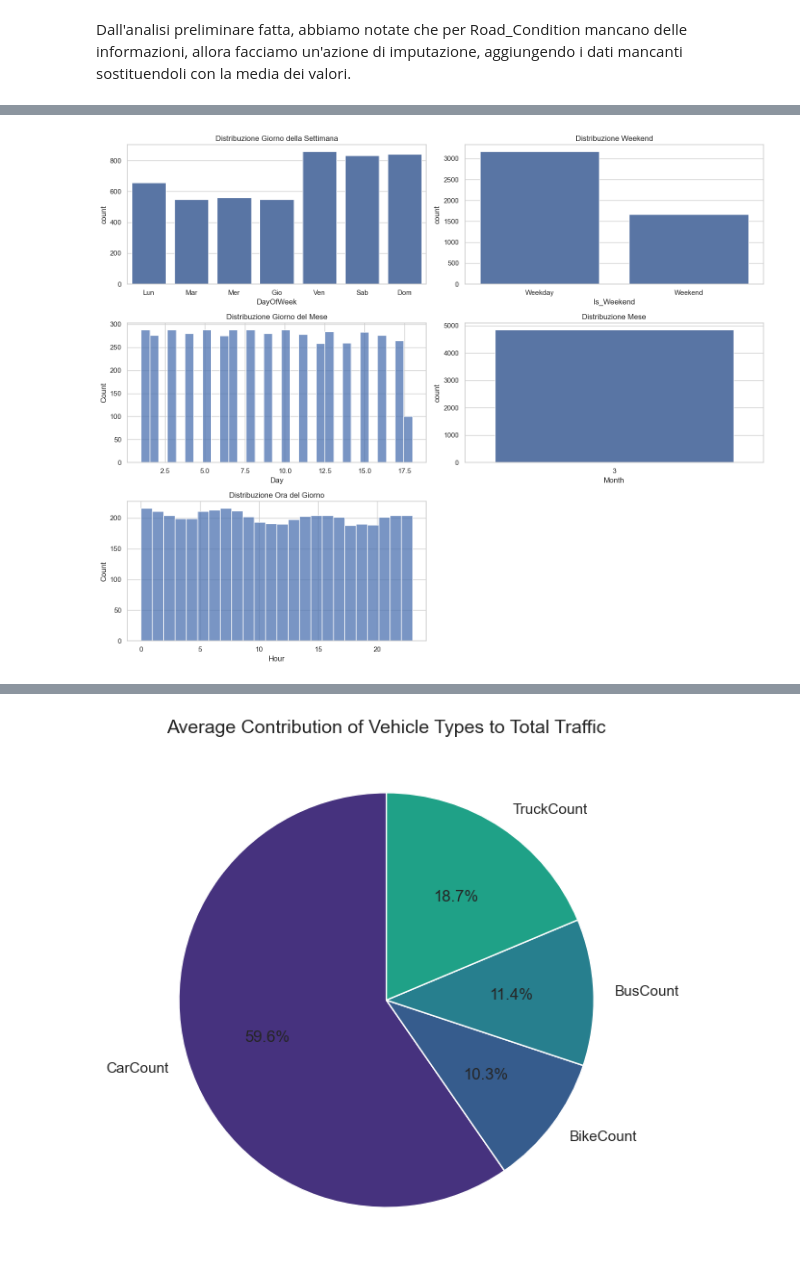
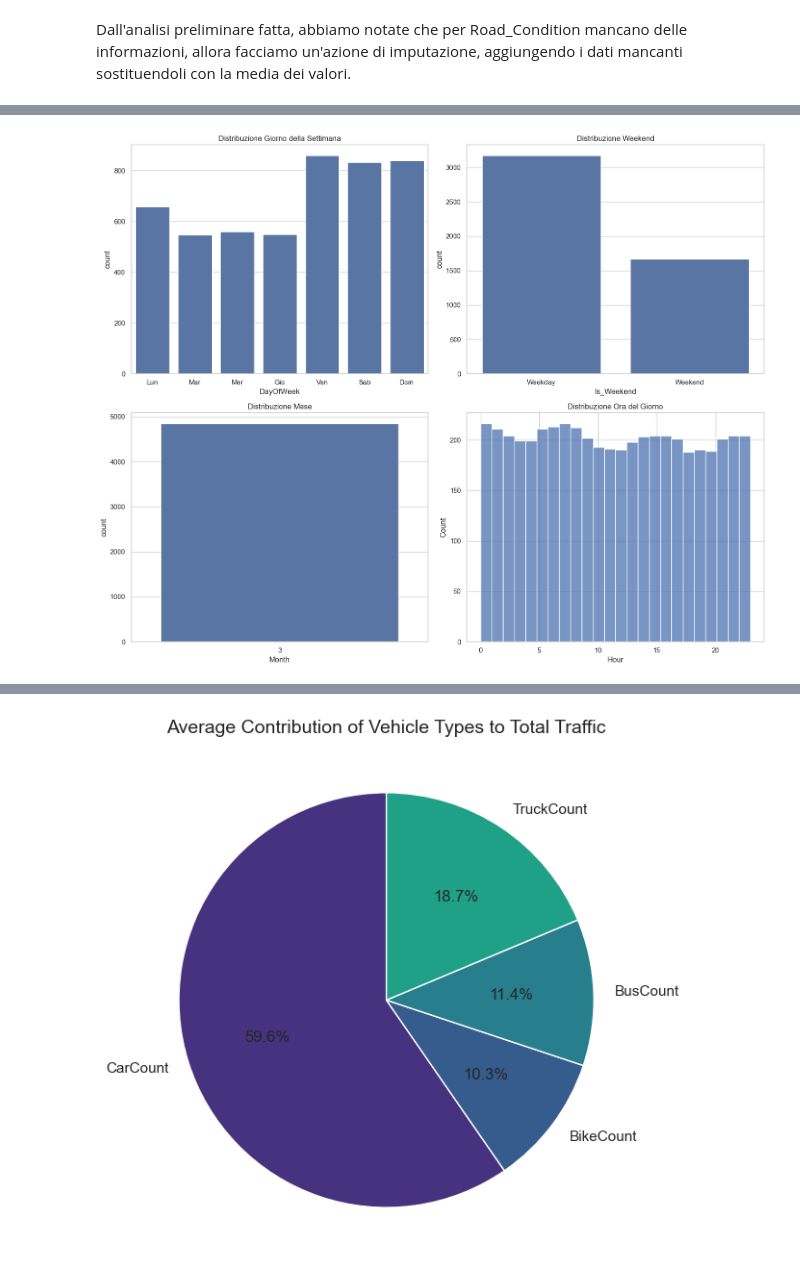
Before and after one commit to minicla03/SmartMobilityAnalysis, a Jupyter notebook: SmartMobilityDAA2.ipynb, the cells around one changed output, grey strips where cells are left out. Drawn from its saved outputs; the diff is of its cells as text; code cells hidden in the pictures.

```diff
--- a/SmartMobilityDAA2.ipynb
+++ b/SmartMobilityDAA2.ipynb
@@ -130,8 +129,8 @@ plt.show()
 [figure]
 # %%
 # Rimozione outlier per CarCount, BikeCount, TruckCount usando l'IQR
-def remove_outliers_iqr(df, columns):
-    df_clean = df.copy()
+def remove_outliers_iqr(dataset, columns):
+    df_clean = dataset.copy()
     for col in columns:
         Q1 = df_clean[col].quantile(0.25)
         Q3 = df_clean[col].quantile(0.75)
@@ -144,6 +143,7 @@ def remove_outliers_iqr(df, columns):
 
 dataset = remove_outliers_iqr(dataset, ['CarCount', 'BikeCount', 'TruckCount', 'BusCount'])
 dataset.head()
+
 # Verifica della presenza di outlier dopo la rimozione
 plt.figure(figsize=(12, 8))
 sns.boxplot(data=dataset, orient="h")
@@ -292,3 +273,10 @@ dataset.head()
+# %%
+import numpy as np
+dataset['sin_hour'] = np.sin(2 * np.pi * dataset['Hour'] / 24)
+dataset['cos_hour'] = np.cos(2 * np.pi * dataset['Hour'] / 24)
+
+dataset['sin_dayofweek'] = np.sin(2 * np.pi * dataset['DayOfWeek'] / 7)
+dataset['cos_dayofweek'] = np.cos(2 * np.pi * dataset['DayOfWeek'] / 7)
 # %% [markdown]
 ### Label encoding
 Per poter calcolare la matrice di correlazione trasformiamo le variabili categoriche in numeriche
@@ -306,7 +294,7 @@ traffic_condition_mapping = {'normal': 0, 'low': 1, 'heavy': 2, 'high': 3}
 dataset['Traffic Situation'] = dataset['Traffic Situation'].map(traffic_condition_mapping)
 
 # Applichiamo il Label Encoding per le altre colonne
-columns_to_encode = ['Traffic_Light_State', 'Weather_Condition', 'Road_Condition']
+columns_to_encode = ['Traffic_Light_State', 'Weather_Condition', 'Road_Condition', 'Road_Type']
 for col in columns_to_encode:
     dataset[col] = encoder.fit_transform(dataset[col])
 
@@ -323,7 +312,10 @@ Dall'analisi preliminare fatta, abbiamo notate che per Road_Condition mancano de
 # %%
 from sklearn.impute import SimpleImputer
 
+# Imputazione dei valori mancanti per le colonne codificate (dopo label encoding)
 num_imputer = SimpleImputer(strategy='mean')
-dataset['Road_Condition'] = num_imputer.fit_transform(dataset[['Road_Condition']])
-dataset['Road_Condition'].isnull().sum()
+
+for col in ['Road_Condition', 'Road_Type', 'Weather_Condition']:
+    dataset[[col]] = num_imputer.fit_transform(dataset[[col]])
+    print(f"Missing values in {col} after imputation:", dataset[col].isnull().sum())
 # %% [output]
@@ -341,41 +325,34 @@ dataset.head()
 # %%
 import matplotlib.pyplot as plt
 import seaborn as sns
 
 # Imposta lo stile di seaborn
 sns.set(style="whitegrid")
 
 # Crea una figura con sottotrame
-fig, axes = plt.subplots(3, 2, figsize=(15, 12))
+fig, axes = plt.subplots(2, 2, figsize=(15, 12))
 
 # Distribuzione del giorno della settimana
 sns.countplot(x='DayOfWeek', data=dataset, ax=axes[0, 0])
 axes[0, 0].set_title('Distribuzione Giorno della Settimana')
 axes[0, 0].set_xticklabels(['Lun', 'Mar', 'Mer', 'Gio', 'Ven', 'Sab', 'Dom'])
 
 # Distribuzione weekend
 sns.countplot(x='Is_Weekend', data=dataset, ax=axes[0, 1])
 axes[0, 1].set_title('Distribuzione Weekend')
 axes[0, 1].set_xticklabels(['Weekday', 'Weekend'])
 
-# Distribuzione giorno del mese
-sns.histplot(dataset['Day'], bins=31, kde=False, ax=axes[1, 0])
-axes[1, 0].set_title('Distribuzione Giorno del Mese')
-
 # Distribuzione mese
-sns.countplot(x='Month', data=dataset, ax=axes[1, 1])
-axes[1, 1].set_title('Distribuzione Mese')
+sns.countplot(x='Month', data=dataset, ax=axes[1, 0])
+axes[1, 0].set_title('Distribuzione Mese')
 
 # Distribuzione ora del giorno
-sns.histplot(dataset['Hour'], bins=24, kde=False, ax=axes[2, 0])
-axes[2, 0].set_title('Distribuzione Ora del Giorno')
-
-# Nascondi il subplot vuoto
-axes[2, 1].axis('off')
+sns.histplot(dataset['Hour'], bins=24, kde=False, ax=axes[1, 1])
+axes[1, 1].set_title('Distribuzione Ora del Giorno')
 
 # Mostra i grafici
 plt.tight_layout()
 plt.show()
 # %% [output]
-[figure, old version]
+[figure, new version]
 # %%
```
Also changed, not shown: parts of 60 cells of this notebook, 8 other files.
